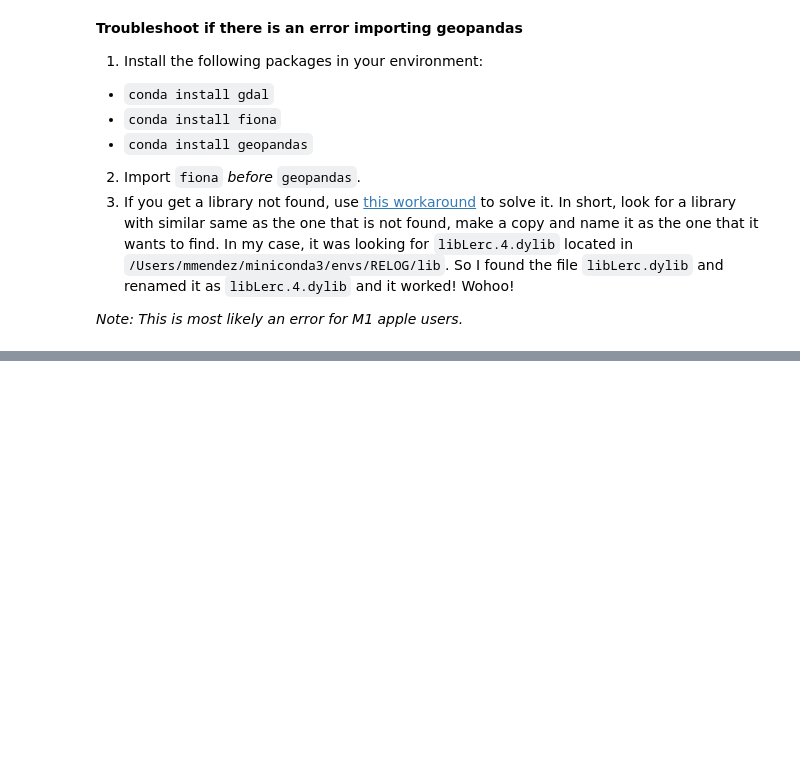
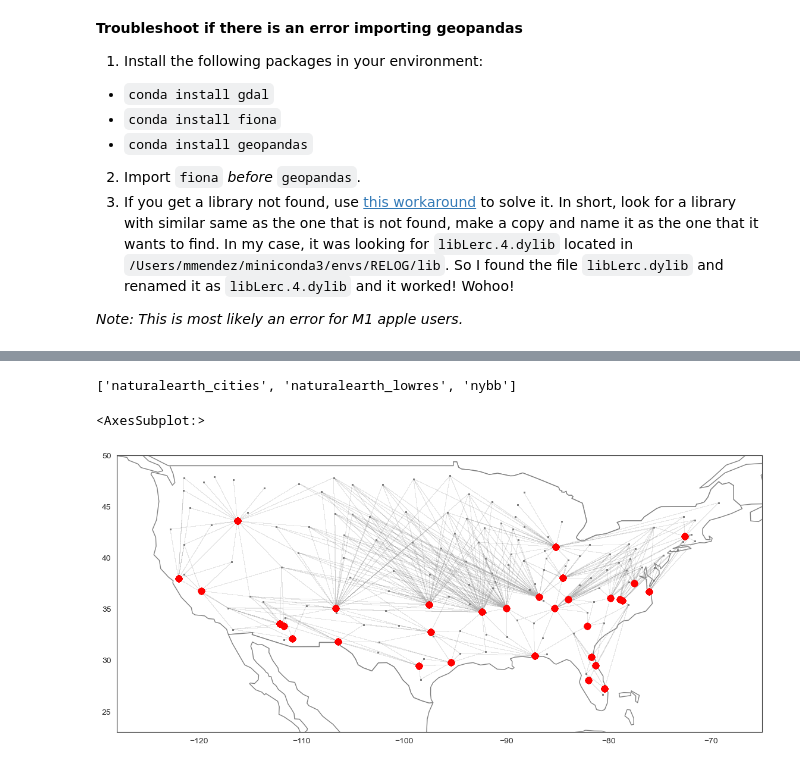
Before and after one commit to macmribo/RICE, a Jupyter notebook: 3_RELOG_simulation/3_Visualize RELOG Results.ipynb, the cells around one changed output, grey strips where cells are left out. Cells and saved outputs as stored; diff of their text form; code cells hidden in the pictures; blank space fills up the shorter version.

```diff
--- a/3_RELOG_simulation/3_Visualize RELOG Results.ipynb
+++ b/3_RELOG_simulation/3_Visualize RELOG Results.ipynb
@@ -166,0 +165,54 @@ plt.savefig(f"figures/{problem}/recycling_logistics.png", dpi=300);
+# %%
+gp.datasets.available
+# %% [output]
+['naturalearth_cities', 'naturalearth_lowres', 'nybb']
+# %%
+# Plot base map
+world = gp.read_file(gp.datasets.get_path("naturalearth_lowres"))
+ax = world.plot(color="white", edgecolor="0.5", figsize=(14, 7))
+ax.set_ylim([23, 50])
+ax.set_xlim([-128, -65])
+
+# Draw transportation lines
+data = pd.read_csv(f"output/{simulation}/transportation.csv")
+lines = [
+    [
+        (
+            row["source longitude (deg)"],
+            row["source latitude (deg)"],
+        ),
+        (
+            row["destination longitude (deg)"],
+            row["destination latitude (deg)"],
+        ),
+    ]
+    for (index, row) in data.iterrows()
+]
+ax.add_collection(
+    collections.LineCollection(
+        lines,
+        linewidths=0.01,
+        zorder=1,
+        alpha=0.5,
+        color="0.7",
+    )
+)
+
+# Draw source points
+points = gp.points_from_xy(
+    data["source longitude (deg)"],
+    data["source latitude (deg)"],
+)
+gp.GeoDataFrame(data, geometry=points).plot(ax=ax, color="0.5", markersize=1)
+
+# Draw destination points
+points = gp.points_from_xy(
+    data["destination longitude (deg)"],
+    data["destination latitude (deg)"],
+)
+gp.GeoDataFrame(data, geometry=points).plot(ax=ax, color="red", markersize=50)
+# plt.savefig(f"figures/{simulation}/recycling_logistics.pdf", dpi=300);
+# plt.savefig(f"figures/{simulation}/recycling_logistics.png", dpi=300);
+# %% [output]
+<AxesSubplot:>
+[figure, added]
```
Also changed, not shown: parts of 6 cells of this notebook, 56 other files.
